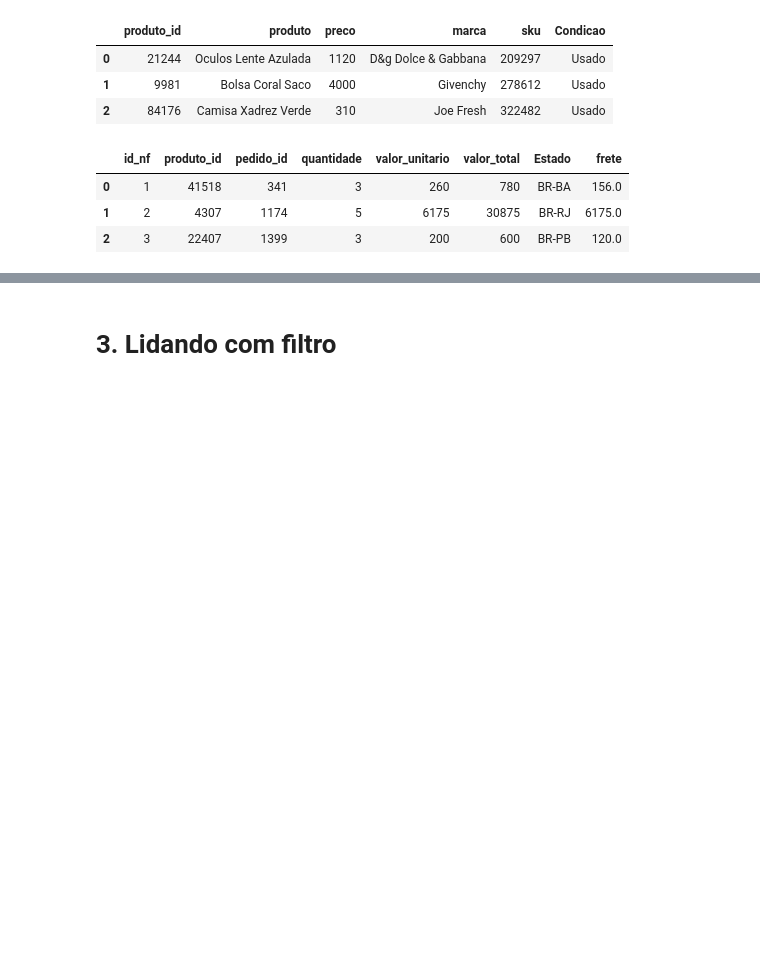
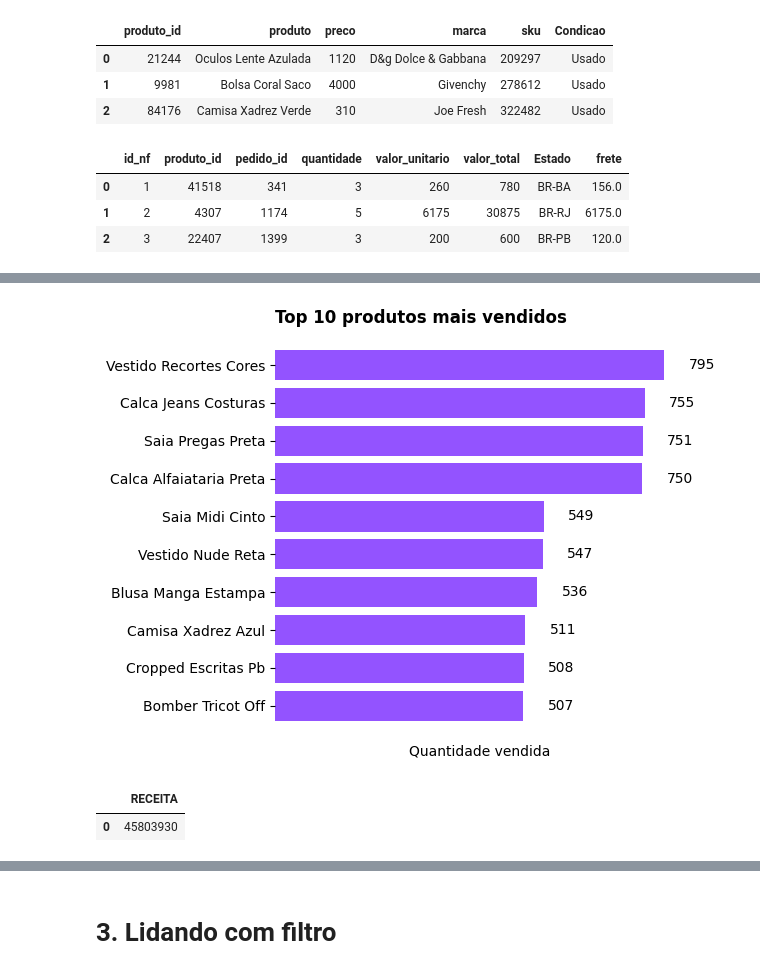
Before and after one commit to Max-Willians/projeto---meteora, a Jupyter notebook: Notebook_Meteora.ipynb, the cells around one changed output, grey strips where cells are left out. Drawn from its saved outputs; the diff is of its cells as text; code cells hidden in the pictures; blank space fills up the shorter version.

```diff
--- a/Notebook_Meteora.ipynb
+++ b/Notebook_Meteora.ipynb
@@ -144 +145,11 @@ sql_df(query)
 201 rows × 2 columns
+# %%
+# Quantidade de produtos vendidos ordem crescente
+query = '''SELECT PRODUTOS.PRODUTO, SUM(ITENS_PEDIDOS.QUANTIDADE) AS Quantidade
+FROM ITENS_PEDIDOS, PRODUTOS
+WHERE ITENS_PEDIDOS.PRODUTO_ID = PRODUTOS.PRODUTO_ID
+GROUP BY PRODUTOS.PRODUTO
+ORDER BY Quantidade ASC''' # ordenando produtos (crescente)
+
+df_prod_quant = sql_df(query)
+df_prod_quant
@@ -144,0 +170,31 @@ sql_df(query)
+# %%
+# Gráfico de barras com os top 10 produtos mais vendidos
+df_top10 = df_prod_quant.sort_values('Quantidade').reset_index(drop=True)[-10:]
+
+plt.barh(df_top10['produto'], df_top10['Quantidade'], color = '#9353FF')
+plt.xlabel('Quantidade vendida')
+plt.title('Top 10 produtos mais vendidos', fontweight='bold', loc='left')
+plt.xticks([]) # Remove valores do eixo x
+
+# Remover o box (spines)
+for spine in ['top', 'right', 'left', 'bottom']:
+    plt.gca().spines[spine].set_visible(False)
+
+# Mostrar valores nas barras
+for i, v in enumerate(df_top10['Quantidade']):
+    plt.text(v + 50, i, str(v), va='center', fontsize=10)
+
+plt.tight_layout()
+plt.show()
+# %% [output]
+[figure, added]
+# %%
+# Calculando a receita total obtida com a venda de itens
+query = ''' SELECT SUM(VALOR_TOTAL) AS RECEITA
+FROM ITENS_PEDIDOS;
+'''
+df_itens_pedidos = sql_df(query)
+df_itens_pedidos
+# %% [output]
+|  | RECEITA |
+| 0 | 45803930 |
```
Also changed, not shown: parts of 5 cells of this notebook.
